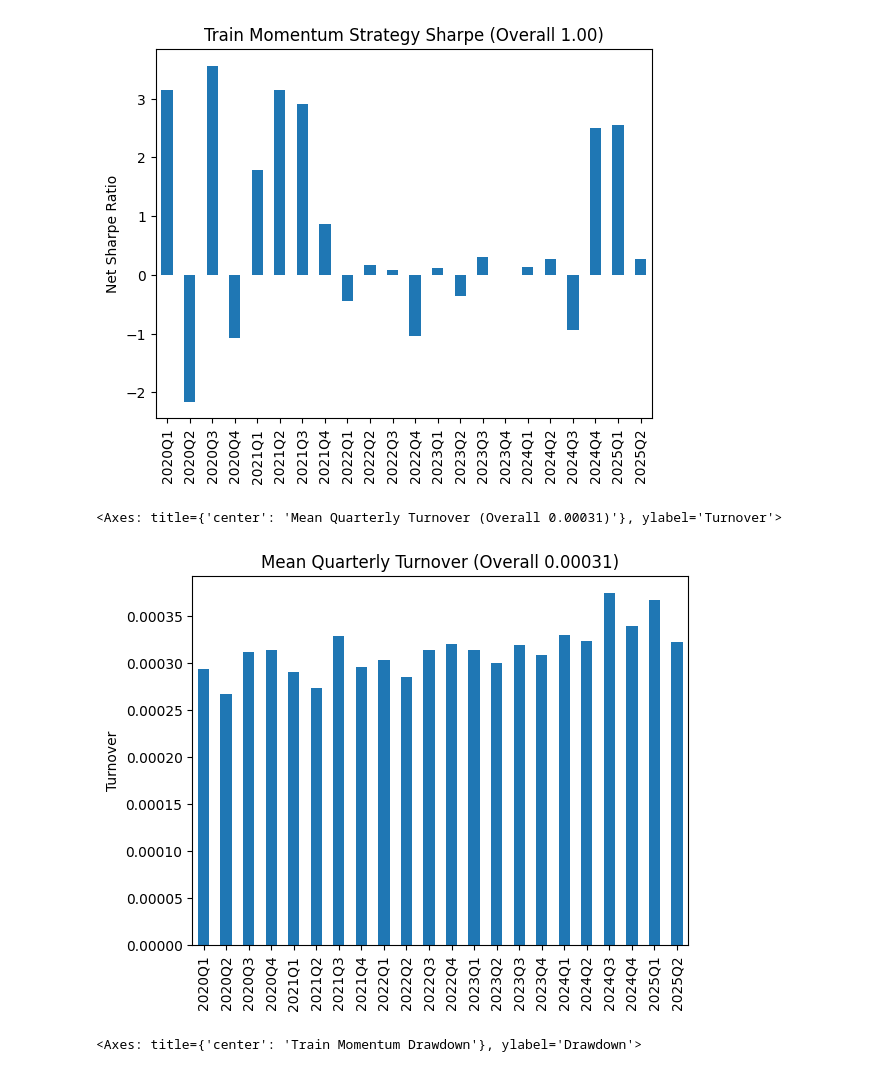
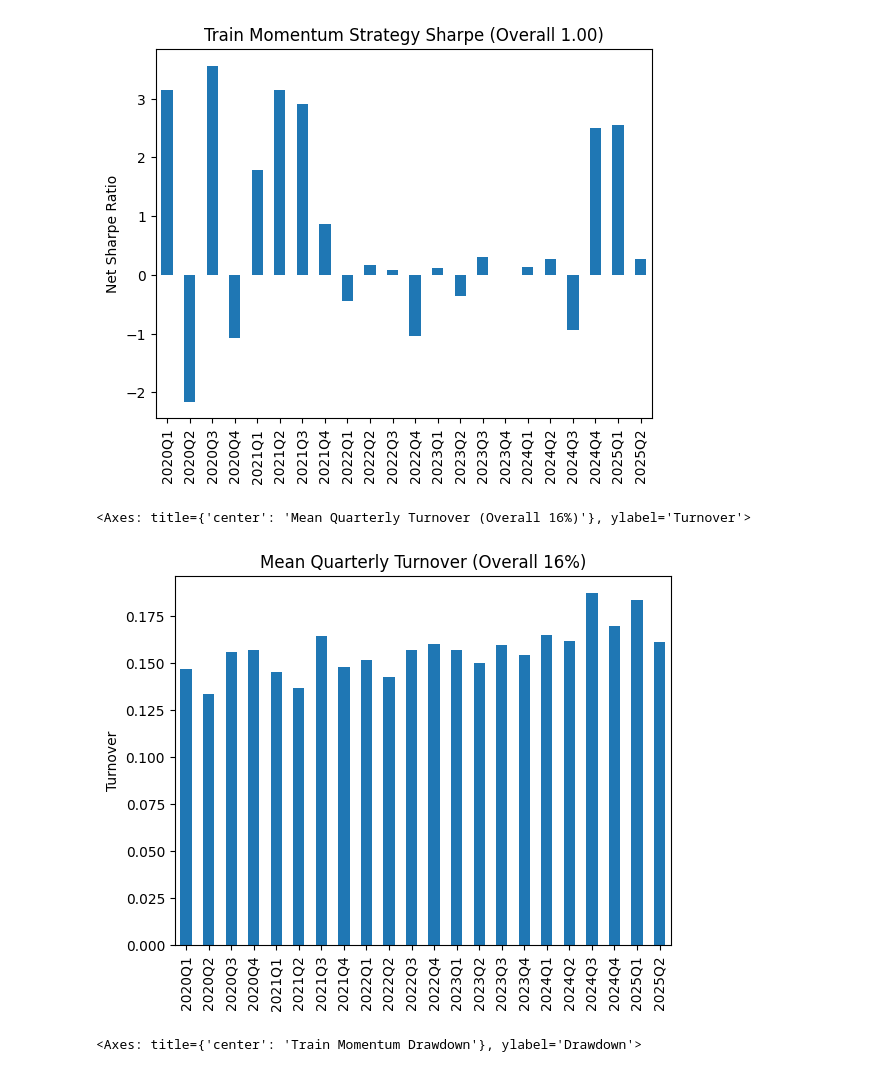
Before and after one commit to JibrilAbdi144/quant-research-project, a Jupyter notebook: notebooks/wallstreetquants_project.ipynb, the cells around one changed output. Saved outputs shown, nothing was run; the diff lists cells and outputs as text; code cells hidden in the pictures.

```diff
--- a/notebooks/wallstreetquants_project.ipynb
+++ b/notebooks/wallstreetquants_project.ipynb
@@ -214,7 +214,7 @@ test_gross_momentum = grossMomentum(momentum_weights)[TEST]
 test_net_momentum = netMomentum(momentum_weights)[TEST]
 # %%
 def turnover(momentum_weights):
-    return ((momentum_weights - momentum_weights.shift()).abs() * 0.002).sum(axis=1)
+    return ((momentum_weights - momentum_weights.shift()).abs()).sum(axis=1)
 
 train_turnover = turnover(momentum_weights)[TRAIN]
 test_turnover = turnover(momentum_weights)[TEST]
@@ -255,10 +255,10 @@ train_net_momentum.resample("QE").apply(sharpeRatio).to_period("Q").plot(kind="b
 <Axes: title={'center': 'Train Momentum Strategy Sharpe (Overall 1.00)'}, ylabel='Net Sharpe Ratio'>
 [figure]
 # %%
-train_turnover.resample("QE").mean().to_period("Q").plot(kind="bar", title=f"Mean Quarterly Turnover (Overall {train_turnover.mean():.2})", ylabel="Turnover")
+train_turnover.resample("QE").mean().to_period("Q").plot(kind="bar", title=f"Mean Quarterly Turnover (Overall {train_turnover.mean():.0%})", ylabel="Turnover")
 # %% [output]
-<Axes: title={'center': 'Mean Quarterly Turnover (Overall 0.00031)'}, ylabel='Turnover'>
+<Axes: title={'center': 'Mean Quarterly Turnover (Overall 16%)'}, ylabel='Turnover'>
-[figure, old version]
+[figure, new version]
 # %%
 train_drawdown.plot(title="Train Momentum Drawdown", ylabel="Drawdown")
 # %% [output]
```
Also changed, not shown: parts of 7 cells of this notebook, 1 other file.
